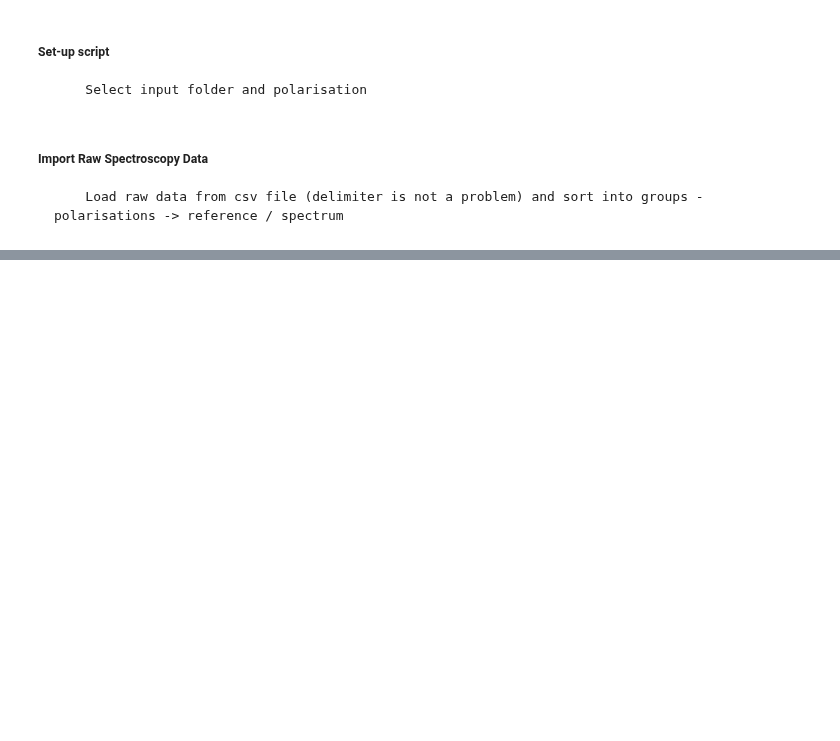
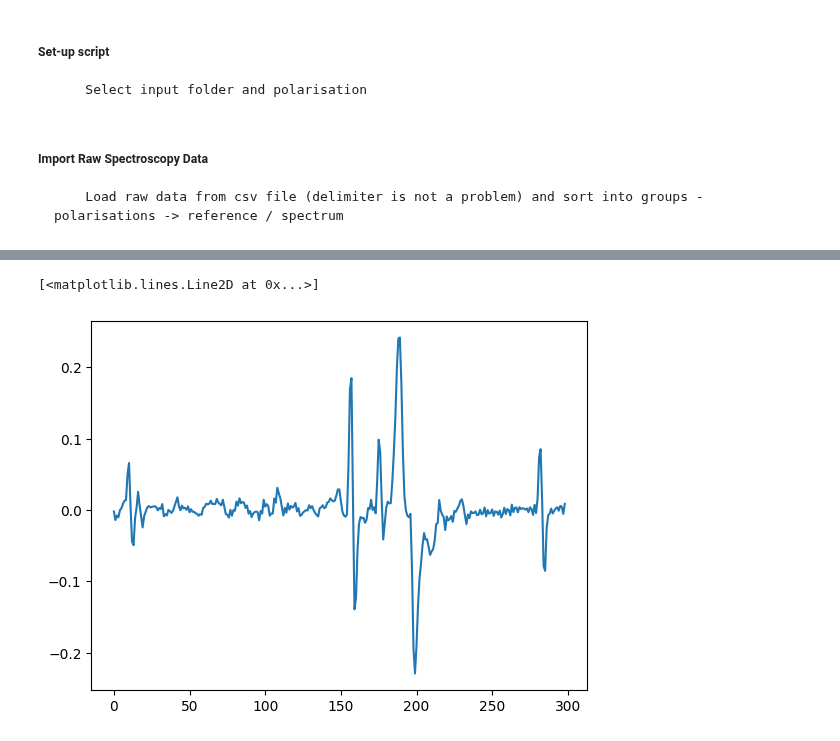
Before and after one commit to SMK-UK/Spectroscopy, a Jupyter notebook: transmission_test.ipynb, the cells around one changed output, grey strips where cells are left out. Cells and saved outputs as stored; diff of their text form; code cells hidden in the pictures; blank space fills up the shorter version.

```diff
--- a/transmission_test.ipynb
+++ b/transmission_test.ipynb
@@ -36,9 +32,9 @@ ref_names, data_names = sf.search_paths(path_names, refs)
 polarisations = sf.find_numbers(ref_names, tail=1)
 ref_data, ref_metadata = sf.data_extract(ref_names, polarisations)
 data_sets, metadata_sets = sf.data_extract(data_names, polarisations)
-wave_sets, OD_sets = sf.OD_calc(ref_data, data_sets, correction=True, c_factor=1)
+wave_sets, OD_sets = sf.OD_calc(ref_data, data_sets, correction=True, c_factor=calibration)
 shifted_sets = sf.data_shift(wave_sets, calibration)
 labels = 'wavelength (nm)', 'OD'
-sf.plotter(shifted_sets, OD_sets, keys=polarisations, axis_lbls=labels, lims=[560, 620], shifter=1, woi=woi, save=True, data_labels=folder_list)
+#sf.plotter(shifted_sets, OD_sets, keys=polarisations, axis_lbls=labels, lims=[560, 620], shifter=1, woi=woi, save=True, data_labels=folder_list)
 # %%
 OD_smoothed = sf.smooth_data(OD_sets, 0.2)
@@ -58,3 +52,12 @@ mp.plot(roi_ODs[4][0])
+# %%
+import matplotlib.pyplot as mp
+import numpy as np
+diff = np.diff(OD_sets[3][0][500:800], n=1)
+
+mp.plot(diff)
+# %% [output]
+[<matplotlib.lines.Line2D at 0x...>]
+[figure, added]
 # %%
 x =np.linspace(-100, 100, 10000)
 amp_g = 40
```
Also changed, not shown: parts of 6 cells of this notebook.
